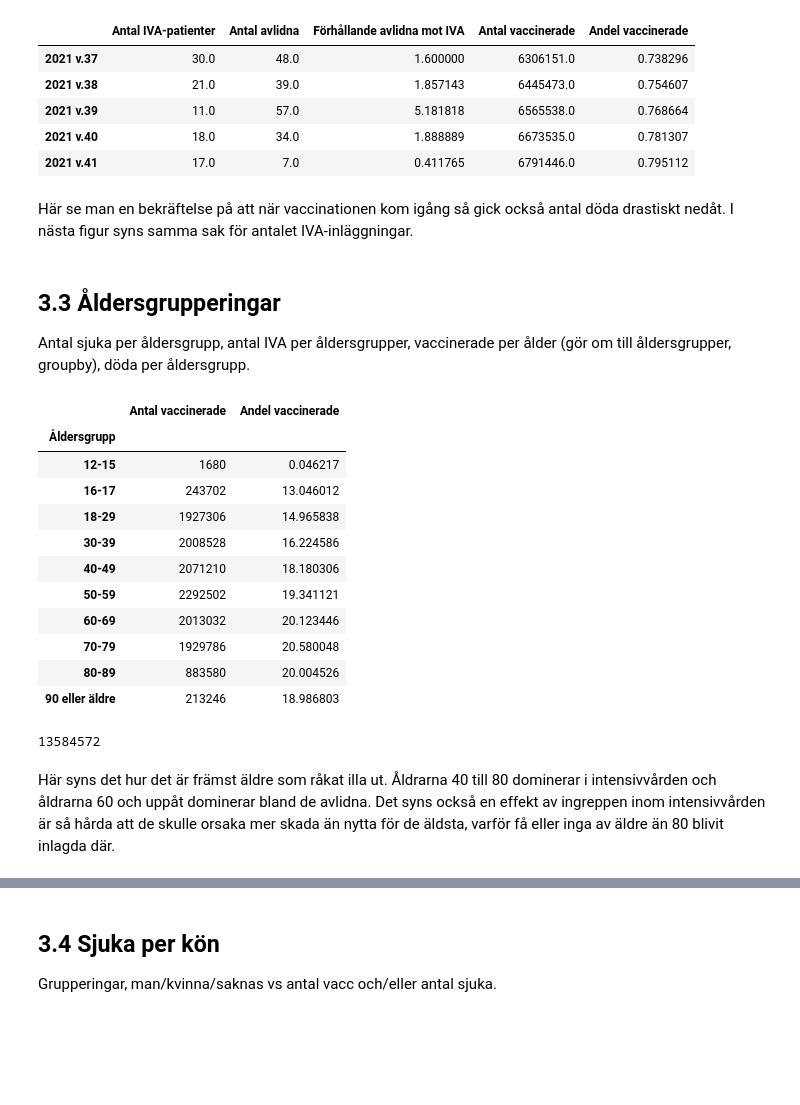
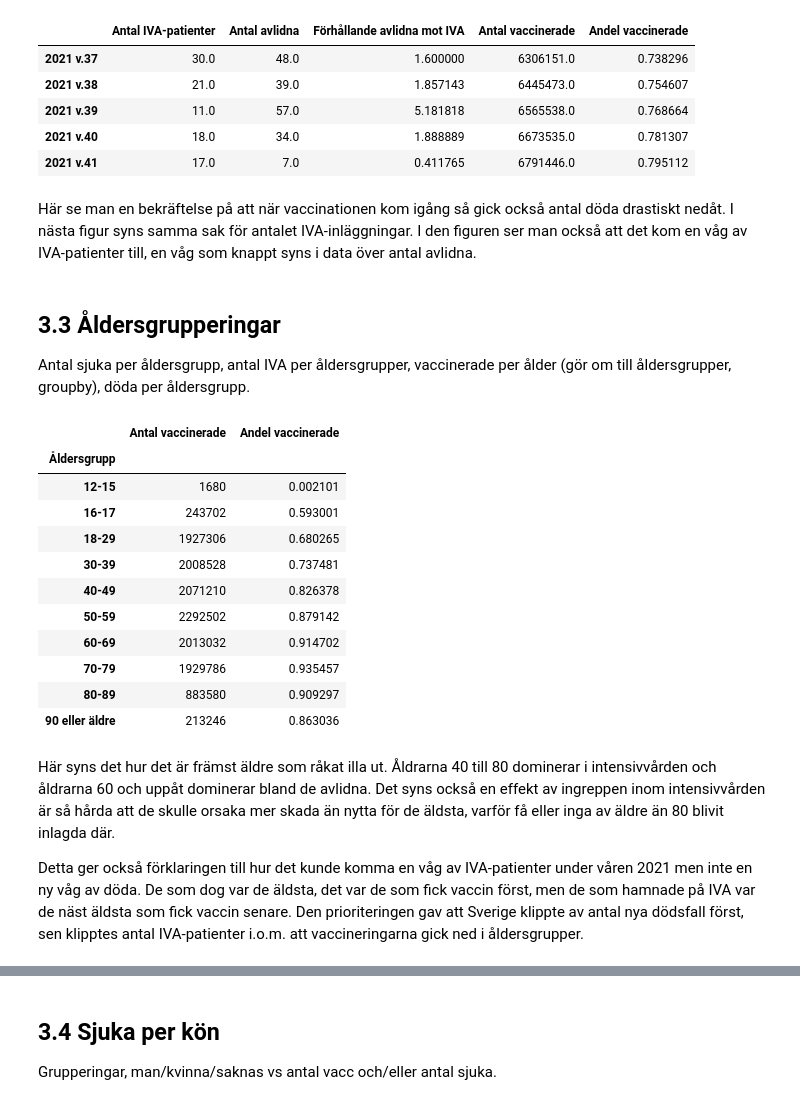
Before and after one commit to jwiegert/databehandling-joachim-wiegert, a Jupyter notebook: labs/lab1/jwiegert_lab1.ipynb, the cells around one changed output, grey strips where cells are left out. Cells and saved outputs as stored; diff of their text form; code cells hidden in the pictures; blank space fills up the shorter version.

```diff
--- a/labs/lab1/jwiegert_lab1.ipynb
+++ b/labs/lab1/jwiegert_lab1.ipynb
@@ -568,7 +564,7 @@ fig.show()
 # Save as html
 plotly.offline.plot(fig, filename=f"visualiseringar/3_2_vaccination_dead.html");
 # %% [markdown]
-Här se man en bekräftelse på att när vaccinationen kom igång så gick också antal döda drastiskt nedåt. I nästa figur syns samma sak för antalet IVA-inläggningar.
+Här se man en bekräftelse på att när vaccinationen kom igång så gick också antal döda drastiskt nedåt. I nästa figur syns samma sak för antalet IVA-inläggningar. I den figuren ser man också att det kom en våg av IVA-patienter till, en våg som knappt syns i data över antal avlidna.
 # %%
 # Number of vaccinations compared to number of IVA
 
@@ -597,57 +593,49 @@ c19se_cases = pd.read_excel(
 # Rename columns:
 c19se_cases = c19se_cases.rename({
     "Totalt_antal_fall":"Antal fall",
     "Totalt_antal_intensivvårdade":"Antal IVA",
     "Totalt_antal_avlidna":"Antal avlidna"
 }, axis="columns")
 
 # Rename age groups
 # Create a dict with new index row names
 newindex = {}
 for agegroup in c19se_cases.index:
     ages = re.findall("\d+" ,agegroup)
     if len(ages) == 2:
         newindex[agegroup] = f"{ages[0]}-{ages[1]}"
     else:
         newindex[agegroup] = f"{ages[0]} eller äldre"
 
 # Rename indeces
 c19se_cases = c19se_cases.rename(newindex, axis="rows")
 
 # Set by age and remove "total"-row
-c19se_vaccine = pd.read_excel(
+c19se_vaccine_orig = pd.read_excel(
     "Folkhalsomyndigheten_Covid19_Vaccine.xlsx",
     sheet_name="Vaccinerade ålder"
 )
-c19se_vaccine = c19se_vaccine[c19se_vaccine["Vaccinationsstatus"] == "Färdigvaccinerade"]
+c19se_vaccine_orig = c19se_vaccine_orig[c19se_vaccine_orig["Vaccinationsstatus"] == "Färdigvaccinerade"]
+c19se_vaccine = c19se_vaccine_orig.groupby("Åldersgrupp").sum().drop("Totalt", axis="rows")
 
-c19se_vaccine = c19se_vaccine.groupby("Åldersgrupp").sum().drop("Totalt", axis="rows")
-#).drop("Totalt", axis="rows"
-#).drop("Andel vaccinerade", axis="columns")
+# Add the "Andel vaccinerade"
+c19se_vaccine["Andel vaccinerade"] = c19se_vaccine_orig.groupby("Åldersgrupp").mean().drop("Totalt", axis="rows")["Andel vaccinerade"]
 
-# TODO
-# antal vaccinerade blir 13 miljoner, uh?
-# plotta åldersgrupp, andel? vaccinerade, och åldergrupp, antal fall,
-# Jag vill se vilja som vaccinerar sig och vilka som sprider sjukdomen
-
+# Print to check
 c19se_vaccine
 # %% [output]
 |  | Antal vaccinerade | Andel vaccinerade |
 | Åldersgrupp |  |  |
-| 12-15 | 1680 | 0.046217 |
-| 16-17 | 243702 | 13.046012 |
-| 18-29 | 1927306 | 14.965838 |
-| 30-39 | 2008528 | 16.224586 |
-| 40-49 | 2071210 | 18.180306 |
-| 50-59 | 2292502 | 19.341121 |
-| 60-69 | 2013032 | 20.123446 |
-| 70-79 | 1929786 | 20.580048 |
-| 80-89 | 883580 | 20.004526 |
-| 90 eller äldre | 213246 | 18.986803 |
+| 12-15 | 1680 | 0.002101 |
+| 16-17 | 243702 | 0.593001 |
+| 18-29 | 1927306 | 0.680265 |
+| 30-39 | 2008528 | 0.737481 |
+| 40-49 | 2071210 | 0.826378 |
+| 50-59 | 2292502 | 0.879142 |
+| 60-69 | 2013032 | 0.914702 |
+| 70-79 | 1929786 | 0.935457 |
+| 80-89 | 883580 | 0.909297 |
+| 90 eller äldre | 213246 | 0.863036 |
-# %%
-c19se_vaccine["Antal vaccinerade"].sum()
-# %% [output]
-13584572
 # %%
 fig = px.bar(c19se_cases,
     x=c19se_cases.index, y=["Antal IVA","Antal avlidna"], labels=stdlabels
@@ -659,3 +647,5 @@ fig.show()
 plotly.offline.plot(fig, filename=f"visualiseringar/3_3_age_hospital.html");
 # %% [markdown]
 Här syns det hur det är främst äldre som råkat illa ut. Åldrarna 40 till 80 dominerar i intensivvården och åldrarna 60 och uppåt dominerar bland de avlidna. Det syns också en effekt av ingreppen inom intensivvården är så hårda att de skulle orsaka mer skada än nytta för de äldsta, varför få eller inga av äldre än 80 blivit inlagda där.
+
+Detta ger också förklaringen till hur det kunde komma en våg av IVA-patienter under våren 2021 men inte en ny våg av döda. De som dog var de äldsta, det var de som fick vaccin först, men de som hamnade på IVA var de näst äldsta som fick vaccin senare. Den prioriteringen gav att Sverige klippte av antal nya dödsfall först, sen klipptes antal IVA-patienter i.o.m. att vaccineringarna gick ned i åldersgrupper.
```
Also changed, not shown: parts of 9 cells of this notebook, 7 other files.
